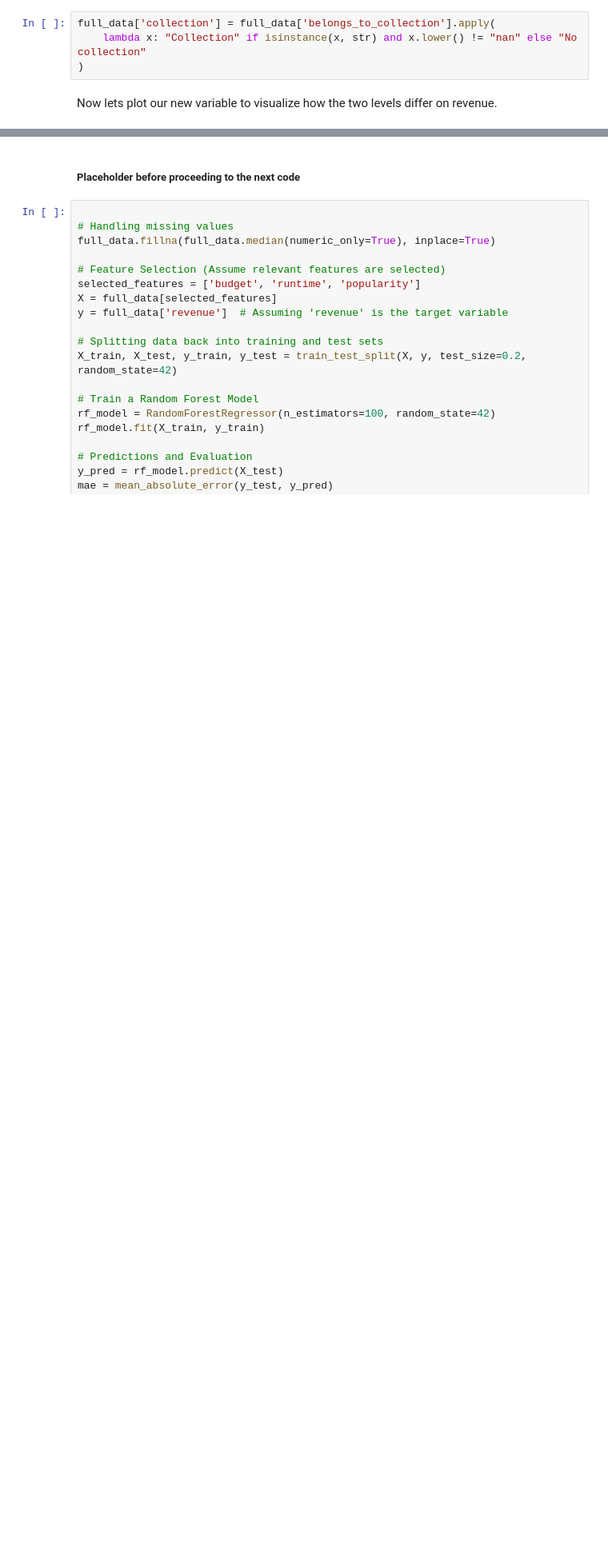
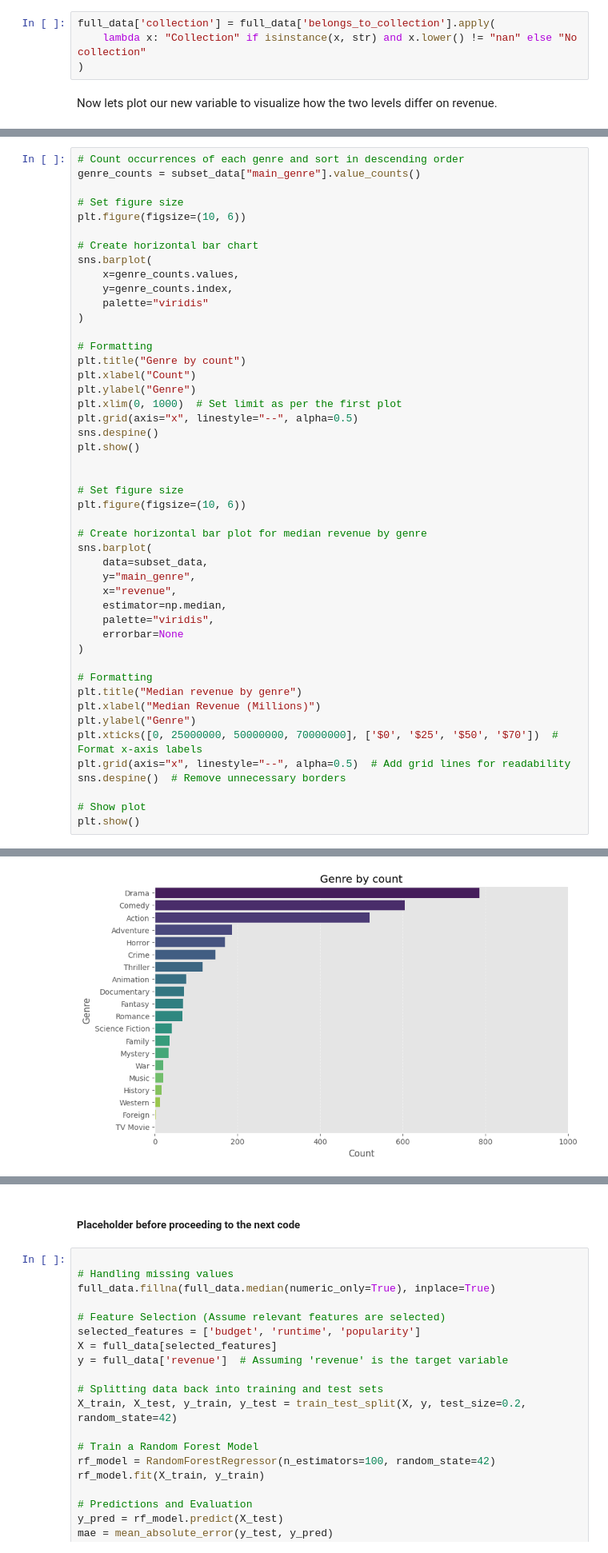
Before and after one commit to ES-Abdellatif/box-office-predictions, a Jupyter notebook: BoxOffice_Predictions_PyDraft.ipynb, the cells around one changed output, grey strips where cells are left out. Shown at 80% size. Drawn from its saved outputs; the diff is of its cells as text; blank space fills up the shorter version.

```diff
--- a/BoxOffice_Predictions_PyDraft.ipynb
+++ b/BoxOffice_Predictions_PyDraft.ipynb
@@ -209,0 +224,48 @@ Passing `palette` without assigning `hue` is deprecated and will be removed in v
+# %%
+# Count occurrences of each genre and sort in descending order
+genre_counts = subset_data["main_genre"].value_counts()
+
+# Set figure size
+plt.figure(figsize=(10, 6))
+
+# Create horizontal bar chart
+sns.barplot(
+    x=genre_counts.values,
+    y=genre_counts.index,
+    palette="viridis"
+)
+
+# Formatting
+plt.title("Genre by count")
+plt.xlabel("Count")
+plt.ylabel("Genre")
+plt.xlim(0, 1000)  # Set limit as per the first plot
+plt.grid(axis="x", linestyle="--", alpha=0.5)
+sns.despine()
+plt.show()
+
+
+# Set figure size
+plt.figure(figsize=(10, 6))
+
+# Create horizontal bar plot for median revenue by genre
+sns.barplot(
+    data=subset_data,
+    y="main_genre",
+    x="revenue",
+    estimator=np.median,
+    palette="viridis",
+    errorbar=None
+)
+
+# Formatting
+plt.title("Median revenue by genre")
+plt.xlabel("Median Revenue (Millions)")
+plt.ylabel("Genre")
+plt.xticks([0, 25000000, 50000000, 70000000], ['$0', '$25', '$50', '$70'])  # Format x-axis labels
+plt.grid(axis="x", linestyle="--", alpha=0.5)  # Add grid lines for readability
+sns.despine()  # Remove unnecessary borders
+
+# Show plot
+plt.show()
+# %% [output]
@@ -209,0 +275 @@ Passing `palette` without assigning `hue` is deprecated and will be removed in v
+[figure, added]
```
Also changed, not shown: parts of 6 cells of this notebook.
